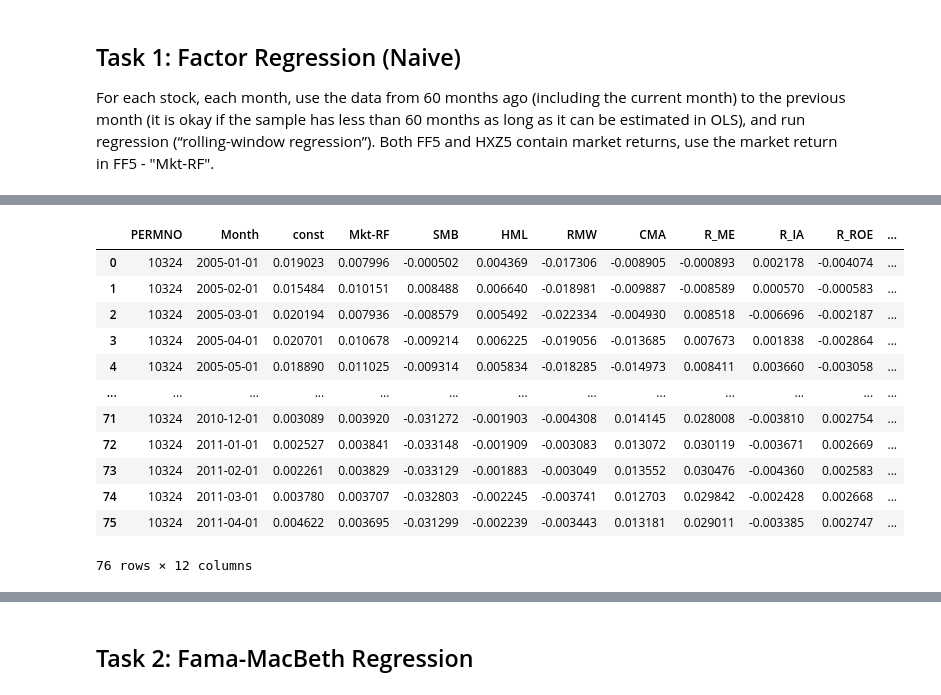
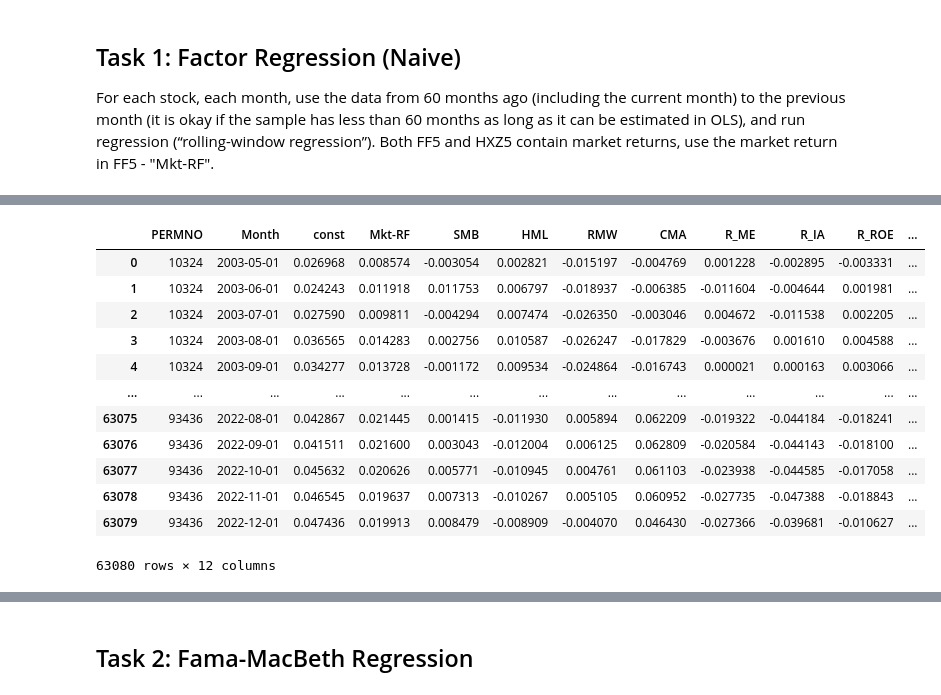
Before and after one commit to yeyechen/HKU-MFIN7034-ML, a Jupyter notebook: coursework_1.ipynb, the cells around one changed output, grey strips where cells are left out. Saved outputs shown, nothing was run; the diff lists cells and outputs as text; code cells hidden in the pictures.

```diff
--- a/coursework_1.ipynb
+++ b/coursework_1.ipynb
@@ -124,37 +122,47 @@ For each stock, each month, use the data from 60 months ago (including the curre
 # merging data
 factor_reg_df = pd.merge(return_df, ff5_df, how='left', on='Month')
 factor_reg_df = pd.merge(factor_reg_df, q5_df, how='left', on='Month')
+factor_reg_df = pd.merge(factor_reg_df, liq_df, how='left', on='Month')
 
 # Both FF5 and HXZ5 contain market returns, use the market return in FF5 - "Mkt-RF"
-# TODO: drop R_F risk free?
 factor_reg_df.drop(columns=['R_MKT', 'R_F', 'RF'], inplace=True)
 # %%
 window_size = 60 # 5 years rolling window
+min_window_size = 40
 stock_ids = return_df['PERMNO'].unique()
 factor_names = ['Mkt-RF', 'SMB', 'HML', 'RMW', 'CMA', 'R_ME', 'R_IA', 'R_ROE', 'R_EG']
 result_df = pd.DataFrame(columns=['PERMNO', 'Month', 'const'] + factor_names)
 
-# TODO: run regression for all stocks, add another layer of iteration
-temp_id = 10324
-temp_df = factor_reg_df[factor_reg_df['PERMNO'] == temp_id]
+# run regression for all stocks
+for stock in stock_ids:
+  curr_df = factor_reg_df[factor_reg_df['PERMNO'] == stock].reset_index()
 
-for i in range(window_size, len(temp_df)):
-  # data until previous month
-  window_df = temp_df.iloc[i-window_size: i]
-  curr_month = temp_df['Month'][i]
+  # current stock does not have enough data
+  if len(curr_df) <= min_window_size:
+    print(stock)
+    continue
 
-  # running regression
-  X = sm.add_constant(window_df[factor_names])
-  y = window_df['MthRet']
-  model = sm.OLS(y, X).fit()
+  for i in range(min_window_size, len(curr_df)):
+    if i < window_size:
+      window_df = curr_df.iloc[i-min_window_size: i]
+    else:
+      window_df = curr_df.iloc[i-window_size: i]
 
-  # create result row
-  res_row = {
-    'PERMNO': temp_id,
-    'Month': curr_month,
-    **dict(zip(['const'] + factor_names, model.params))
-  }
-  result_df = pd.concat([result_df, pd.DataFrame([res_row])], ignore_index=True)
+    curr_month = curr_df['Month'][i]
+
+    # running regression
+    X = sm.add_constant(window_df[factor_names])
+    y = window_df['MthRet']
+    model = sm.OLS(y, X).fit()
+
+    # create result row
+    res_row = {
+      'PERMNO': stock,
+      'Month': curr_month,
+      **dict(zip(['const'] + factor_names, model.params))
+    }
+
+    result_df = pd.concat([result_df, pd.DataFrame([res_row])], ignore_index=True)
 
 result_df
 # %% [output]
@@ -161,14 +186,14 @@ result_df
 |  | PERMNO | Month | const | Mkt-RF | SMB | HML | RMW | CMA | R_ME | R_IA | R_ROE | ... |
-| 0 | 10324 | 2005-01-01 | 0.019023 | 0.007996 | -0.000502 | 0.004369 | -0.017306 | -0.008905 | -0.000893 | 0.002178 | -0.004074 | ... |
-| 1 | 10324 | 2005-02-01 | 0.015484 | 0.010151 | 0.008488 | 0.006640 | -0.018981 | -0.009887 | -0.008589 | 0.000570 | -0.000583 | ... |
-| 2 | 10324 | 2005-03-01 | 0.020194 | 0.007936 | -0.008579 | 0.005492 | -0.022334 | -0.004930 | 0.008518 | -0.006696 | -0.002187 | ... |
-| 3 | 10324 | 2005-04-01 | 0.020701 | 0.010678 | -0.009214 | 0.006225 | -0.019056 | -0.013685 | 0.007673 | 0.001838 | -0.002864 | ... |
-| 4 | 10324 | 2005-05-01 | 0.018890 | 0.011025 | -0.009314 | 0.005834 | -0.018285 | -0.014973 | 0.008411 | 0.003660 | -0.003058 | ... |
+| 0 | 10324 | 2003-05-01 | 0.026968 | 0.008574 | -0.003054 | 0.002821 | -0.015197 | -0.004769 | 0.001228 | -0.002895 | -0.003331 | ... |
+| 1 | 10324 | 2003-06-01 | 0.024243 | 0.011918 | 0.011753 | 0.006797 | -0.018937 | -0.006385 | -0.011604 | -0.004644 | 0.001981 | ... |
+| 2 | 10324 | 2003-07-01 | 0.027590 | 0.009811 | -0.004294 | 0.007474 | -0.026350 | -0.003046 | 0.004672 | -0.011538 | 0.002205 | ... |
+| 3 | 10324 | 2003-08-01 | 0.036565 | 0.014283 | 0.002756 | 0.010587 | -0.026247 | -0.017829 | -0.003676 | 0.001610 | 0.004588 | ... |
+| 4 | 10324 | 2003-09-01 | 0.034277 | 0.013728 | -0.001172 | 0.009534 | -0.024864 | -0.016743 | 0.000021 | 0.000163 | 0.003066 | ... |
 | ... | ... | ... | ... | ... | ... | ... | ... | ... | ... | ... | ... | ... |
-| 71 | 10324 | 2010-12-01 | 0.003089 | 0.003920 | -0.031272 | -0.001903 | -0.004308 | 0.014145 | 0.028008 | -0.003810 | 0.002754 | ... |
-| 72 | 10324 | 2011-01-01 | 0.002527 | 0.003841 | -0.033148 | -0.001909 | -0.003083 | 0.013072 | 0.030119 | -0.003671 | 0.002669 | ... |
-| 73 | 10324 | 2011-02-01 | 0.002261 | 0.003829 | -0.033129 | -0.001883 | -0.003049 | 0.013552 | 0.030476 | -0.004360 | 0.002583 | ... |
-| 74 | 10324 | 2011-03-01 | 0.003780 | 0.003707 | -0.032803 | -0.002245 | -0.003741 | 0.012703 | 0.029842 | -0.002428 | 0.002668 | ... |
-| 75 | 10324 | 2011-04-01 | 0.004622 | 0.003695 | -0.031299 | -0.002239 | -0.003443 | 0.013181 | 0.029011 | -0.003385 | 0.002747 | ... |
+| 63075 | 93436 | 2022-08-01 | 0.042867 | 0.021445 | 0.001415 | -0.011930 | 0.005894 | 0.062209 | -0.019322 | -0.044184 | -0.018241 | ... |
+| 63076 | 93436 | 2022-09-01 | 0.041511 | 0.021600 | 0.003043 | -0.012004 | 0.006125 | 0.062809 | -0.020584 | -0.044143 | -0.018100 | ... |
+| 63077 | 93436 | 2022-10-01 | 0.045632 | 0.020626 | 0.005771 | -0.010945 | 0.004761 | 0.061103 | -0.023938 | -0.044585 | -0.017058 | ... |
+| 63078 | 93436 | 2022-11-01 | 0.046545 | 0.019637 | 0.007313 | -0.010267 | 0.005105 | 0.060952 | -0.027735 | -0.047388 | -0.018843 | ... |
+| 63079 | 93436 | 2022-12-01 | 0.047436 | 0.019913 | 0.008479 | -0.008909 | -0.004070 | 0.046430 | -0.027366 | -0.039681 | -0.010627 | ... |
-76 rows × 12 columns
+63080 rows × 12 columns
 # %%
```
Also changed, not shown: parts of 3 cells of this notebook.
